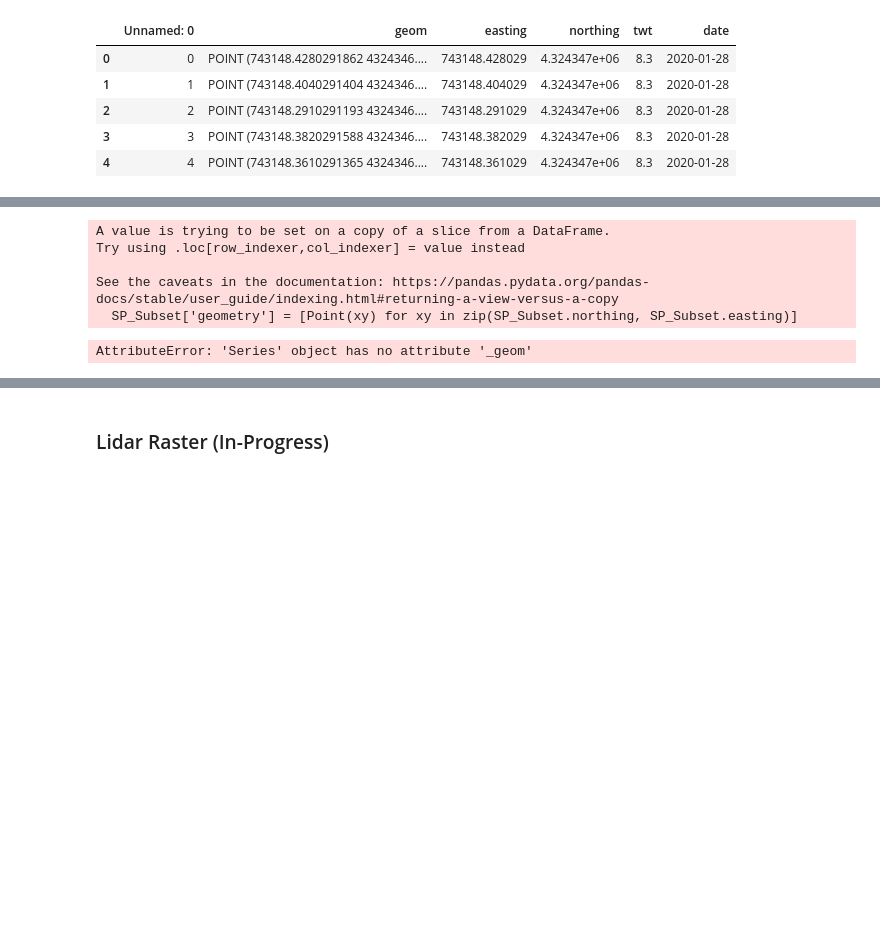
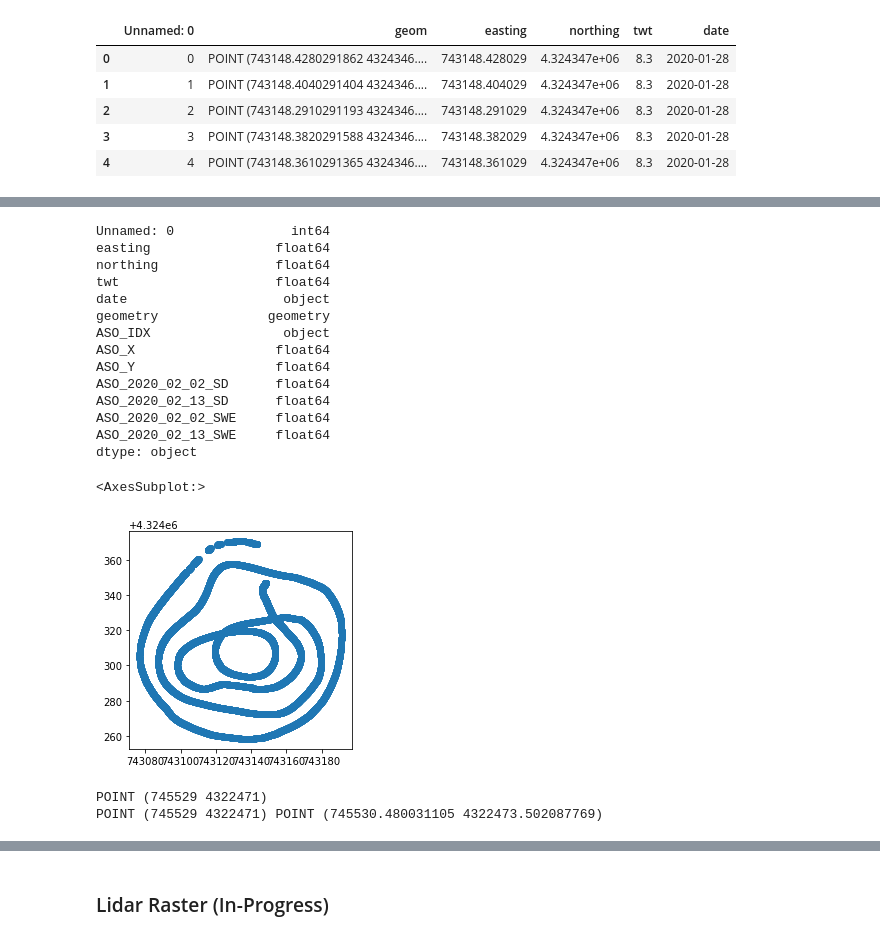
Before and after one commit to snowex-hackweek/coldfusion, a Jupyter notebook: contributors/tvdw/Combined.ipynb, the cells around one changed output, grey strips where cells are left out. Cells and saved outputs as stored; diff of their text form; code cells hidden in the pictures; blank space fills up the shorter version.

Commit message:
Nearest Neighbor search and Index complete-ish

```diff
--- a/contributors/tvdw/Combined.ipynb
+++ b/contributors/tvdw/Combined.ipynb
@@ -285,17 +300,41 @@ GPR.head()
+# %%
+df= pd.read_csv("GPR_AND_ASO_ALL_FIXED.csv")
+gdf = gpd.GeoDataFrame(df)
+gdf.geometry = gpd.points_from_xy(gdf["easting"], gdf["northing"]) # set to GPR x,y right now
+print(gdf.dtypes) # check that floats are floats
+gdf.head(10000).plot() # should see spiral
+# %% [output]
+Unnamed: 0               int64
+easting                float64
+northing               float64
+twt                    float64
+date                    object
+geometry              geometry
+ASO_IDX                 object
+ASO_X                  float64
+ASO_Y                  float64
+ASO_2020_02_02_SD      float64
+ASO_2020_02_13_SD      float64
+ASO_2020_02_02_SWE     float64
+ASO_2020_02_13_SWE     float64
+dtype: object
+<AxesSubplot:>
+[figure, added]
 # %%
 ### Get the Distance of snowPit to GPR
+import geopandas as gpd
+from shapely.geometry import Point
 from shapely.ops import nearest_points
 
-GPR_Subset=GPR.iloc[0:100]
-SP_Subset=avgrho_sp_geom.iloc[0:2]
-SP_Subset['geometry'] = [Point(xy) for xy in zip(SP_Subset.northing, SP_Subset.easting)]
+#GPR_Subset=GPR.iloc[0:100]
+SP_Subset=avgrho_sp_geom.iloc[0]
 
-p2 = nearest_points(SP_Subset['geometry'], GPR_Subset['geom'])[0]
-print(p2)  # POINT (5 7)
+multipoint = gdf.geometry.unary_union
+print(SP_Subset['geom'])
+queried_geom, nearest_geom = nearest_points(SP_Subset['geom'], multipoint)
+print(queried_geom, nearest_geom)
+
+df_new = gdf.loc('geom',nearest_geom)
 # %% [output]
-A value is trying to be set on a copy of a slice from a DataFrame.
-Try using .loc[row_indexer,col_indexer] = value instead
-
-See the caveats in the documentation: https://pandas.pydata.org/pandas-docs/stable/user_guide/indexing.html#returning-a-view-versus-a-copy
-  SP_Subset['geometry'] = [Point(xy) for xy in zip(SP_Subset.northing, SP_Subset.easting)]
+POINT (745529 4322471)
+POINT (745529 4322471) POINT (745530.480031105 4322473.502087769)
-AttributeError: 'Series' object has no attribute '_geom'
```
Also changed, not shown: parts of 7 cells of this notebook.
